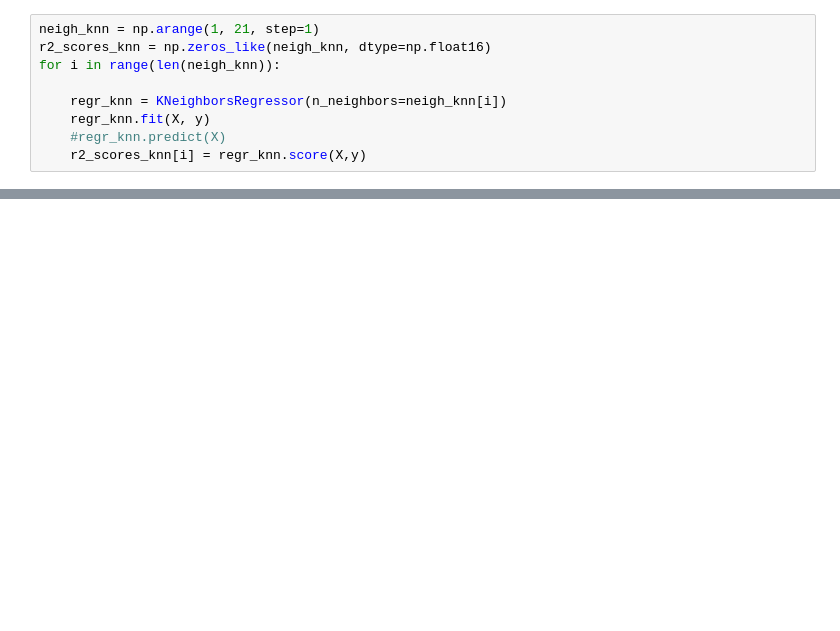
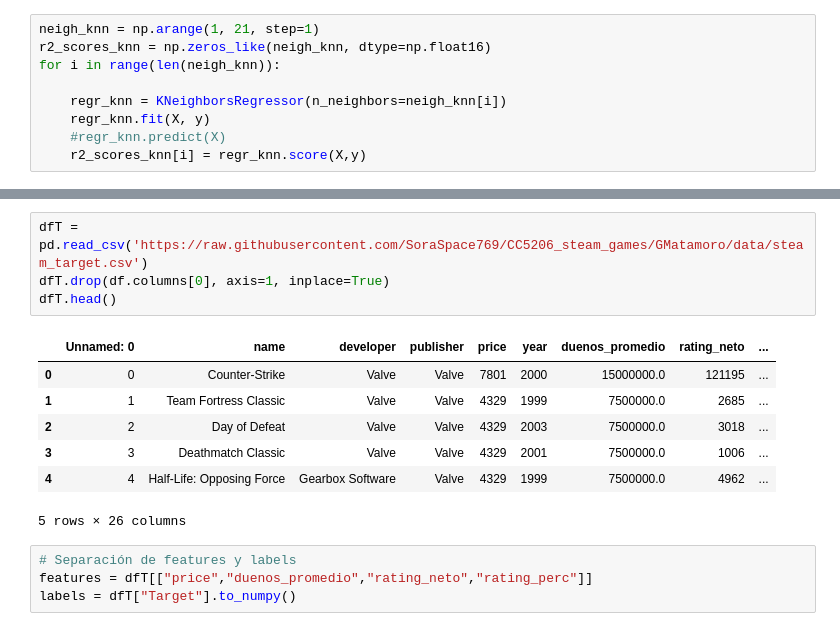
Before and after one commit to SoraSpace769/CC5206_steam_games, a Jupyter notebook: regresion (2).ipynb, the cells around one changed output, grey strips where cells are left out. Cells and saved outputs as stored; diff of their text form; blank space fills up the shorter version.

```diff
--- a/regresion (2).ipynb
+++ b/regresion (2).ipynb
@@ -103,0 +110,16 @@ plt.show()
+# %%
+dfT = pd.read_csv('https://raw.githubusercontent.com/SoraSpace769/CC5206_steam_games/GMatamoro/data/steam_target.csv')
+dfT.drop(df.columns[0], axis=1, inplace=True)
+dfT.head()
+# %% [output]
+|  | Unnamed: 0 | name | developer | publisher | price | year | duenos_promedio | rating_neto | ... |
+| 0 | 0 | Counter-Strike | Valve | Valve | 7801 | 2000 | 15000000.0 | 121195 | ... |
+| 1 | 1 | Team Fortress Classic | Valve | Valve | 4329 | 1999 | 7500000.0 | 2685 | ... |
+| 2 | 2 | Day of Defeat | Valve | Valve | 4329 | 2003 | 7500000.0 | 3018 | ... |
+| 3 | 3 | Deathmatch Classic | Valve | Valve | 4329 | 2001 | 7500000.0 | 1006 | ... |
+| 4 | 4 | Half-Life: Opposing Force | Gearbox Software | Valve | 4329 | 1999 | 7500000.0 | 4962 | ... |
+5 rows × 26 columns
+# %%
+# Separación de features y labels
+features = dfT[["price","duenos_promedio","rating_neto","rating_perc"]]
+labels = dfT["Target"].to_numpy()
```
Also changed, not shown: parts of 20 cells of this notebook.
